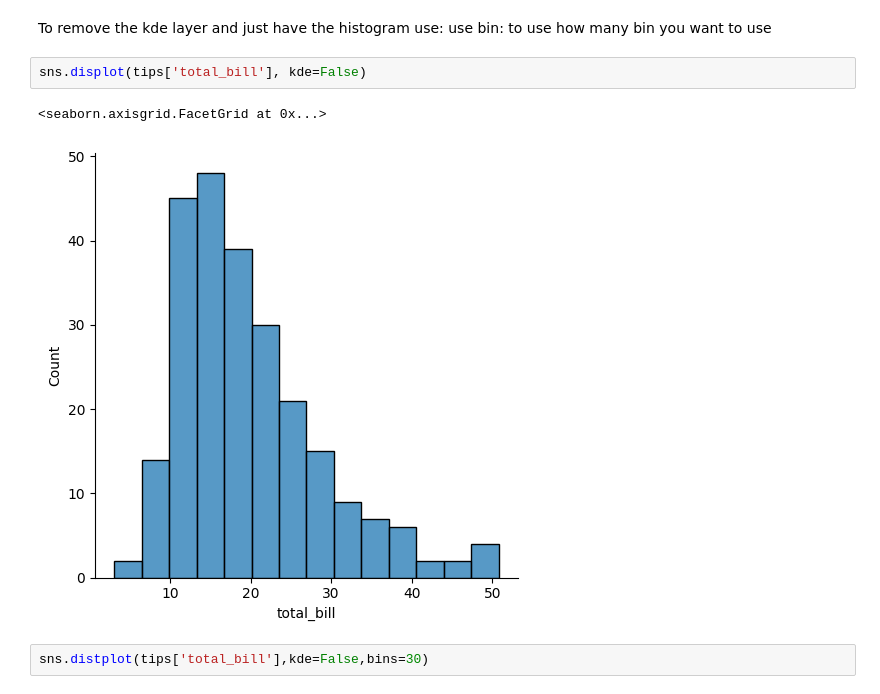
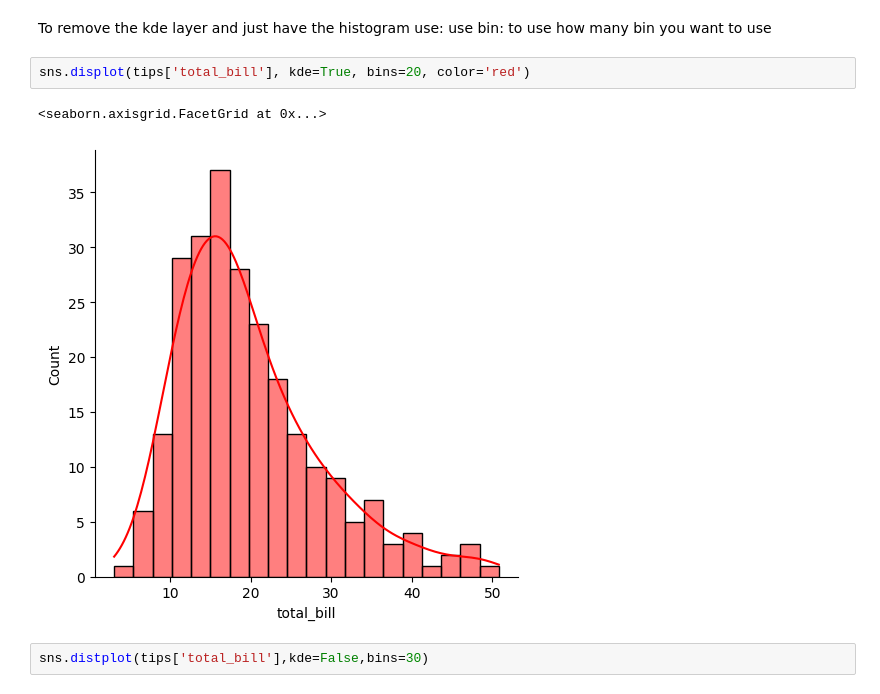
Before and after one commit to Danielcoffee/data_scientist_bootcamp, a Jupyter notebook: 06-Data-Visualization-with-Seaborn/01-Distribution Plots.ipynb, the cells around one changed output. Saved outputs shown, nothing was run; the diff lists cells and outputs as text.

```diff
--- a/06-Data-Visualization-with-Seaborn/01-Distribution Plots.ipynb
+++ b/06-Data-Visualization-with-Seaborn/01-Distribution Plots.ipynb
@@ -63,10 +63,10 @@ https://gist.github.com/mwaskom/de44147ed2974457ad6372750bbe5751
 To remove the kde layer and just have the histogram use:
 use bin: to use how many bin you want to use
 # %%
-sns.displot(tips['total_bill'], kde=False)
+sns.displot(tips['total_bill'], kde=True, bins=20, color='red')
 # %% [output]
 <seaborn.axisgrid.FacetGrid at 0x...>
-[figure, old version]
+[figure, new version]
 # %%
 sns.distplot(tips['total_bill'],kde=False,bins=30)
 # %% [output]
```
